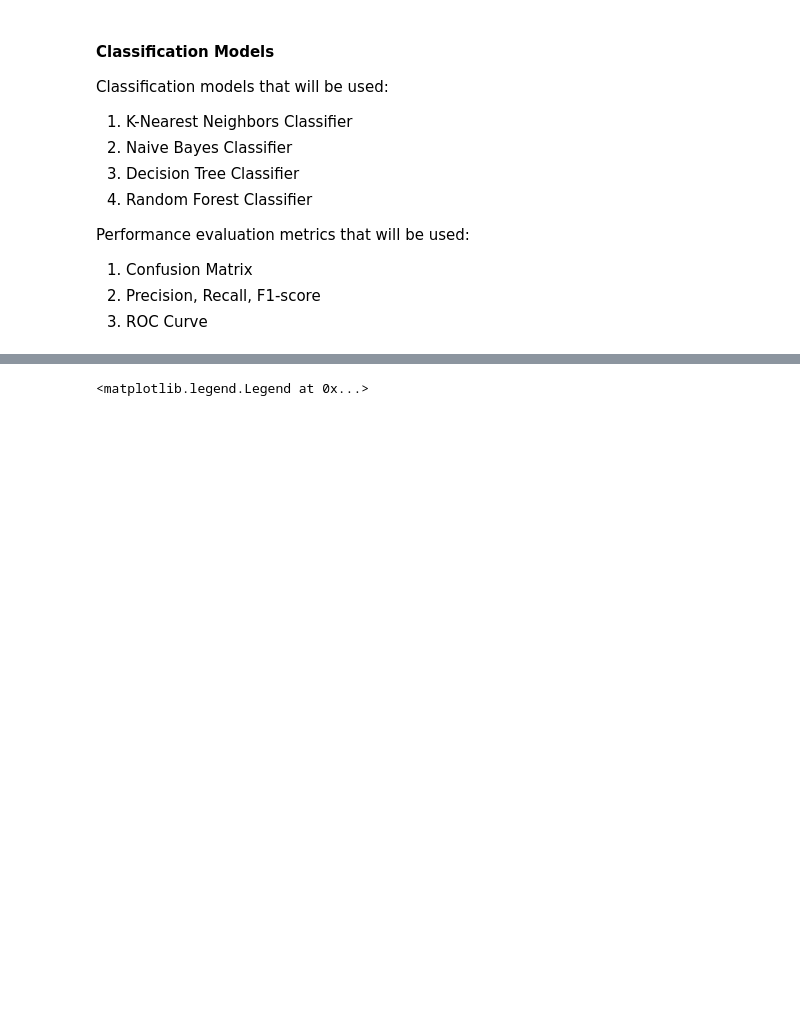
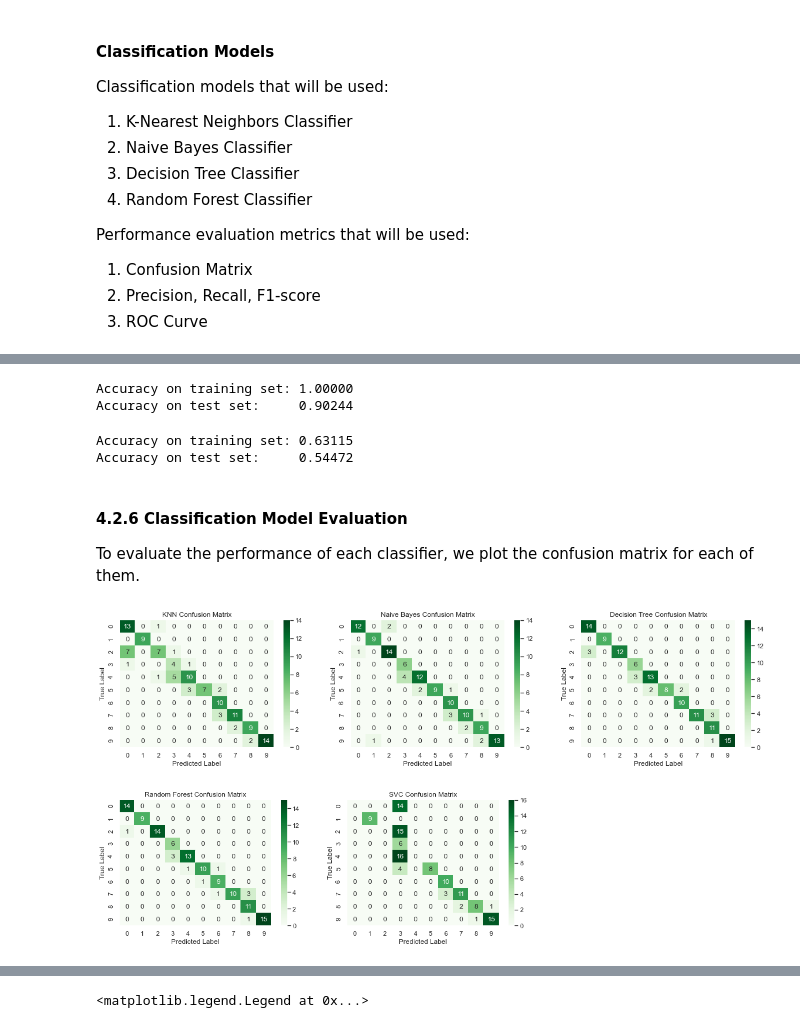
Before and after one commit to BingQuanChua/COVID-19-Msia-Cases-And-Vaccination, a Jupyter notebook: DM_Classification.ipynb, the cells around one changed output, grey strips where cells are left out. Saved outputs shown, nothing was run; the diff lists cells and outputs as text; code cells hidden in the pictures; blank space fills up the shorter version.

```diff
--- a/DM_Classification.ipynb
+++ b/DM_Classification.ipynb
@@ -630,0 +714,69 @@ Performance evaluation metrics that will be used:
+# %%
+clf_RF = RandomForestClassifier(max_depth=10, random_state=0)
+
+clf_RF = clf_RF.fit(X_train, np.ravel(y_train))
+
+y_pred = clf_RF.predict(X_test)
+
+print("Accuracy on training set: {:.5f}".format(clf_RF.score(X_train, y_train)))
+print("Accuracy on test set:     {:.5f}".format(clf_RF.score(X_test, y_test)))
+
+model_y_pred['Random Forest'] = y_pred
+# %% [output]
+Accuracy on training set: 1.00000
+Accuracy on test set:     0.90244
+# %%
+clf_SV = SVC(kernel='linear', probability=True)
+
+clf_SV = clf_SV.fit(X_train, np.ravel(y_train))
+
+y_pred = clf_SV.predict(X_test)
+
+print("Accuracy on training set: {:.5f}".format(clf_SV.score(X_train, y_train)))
+print("Accuracy on test set:     {:.5f}".format(clf_SV.score(X_test, y_test)))
+
+model_y_pred['SVC'] = y_pred
+# %% [output]
+Accuracy on training set: 0.63115
+Accuracy on test set:     0.54472
+# %% [markdown]
+#### 4.2.6 Classification Model Evaluation
+
+To evaluate the performance of each classifier, we plot the confusion matrix for each of them.
+# %%
+def get_confusion_matrix(y_pred, name=""):
+    cm = confusion_matrix(y_test, y_pred)
+
+    ax = sns.heatmap(cm,annot=True, cmap='Greens')
+    ax.set_xlabel('Predicted Label')
+    ax.set_ylabel('True Label')
+    ax.set_title(f"{name} Confusion Matrix")
+
+    return ax
+# %%
+plt.figure(figsize=(20, 4))
+plt.subplot(1, 3, 1)
+get_confusion_matrix(model_y_pred.get("KNN"), name="KNN")
+
+plt.subplot(1, 3, 2)
+get_confusion_matrix(model_y_pred.get("Naive Bayes"), name="Naive Bayes")
+
+plt.subplot(1, 3, 3)
+get_confusion_matrix(model_y_pred.get("Decision Tree"), name="Decision Tree")
+plt.show()
+
+plt.figure(figsize=(20, 4))
+plt.subplot(1, 3, 1)
+get_confusion_matrix(model_y_pred.get("Random Forest"), name="Random Forest")
+
+plt.subplot(1, 3, 2)
+get_confusion_matrix(model_y_pred.get("SVC"), name="SVC")
+
+plt.subplot(1, 3, 3)
+plt.xticks([]), plt.yticks([])
+plt.axis("off")
+
+plt.show()
+# %% [output]
+[figure, added]
+[figure, added]
```
Also changed, not shown: parts of 22 cells of this notebook, 1 other file.
